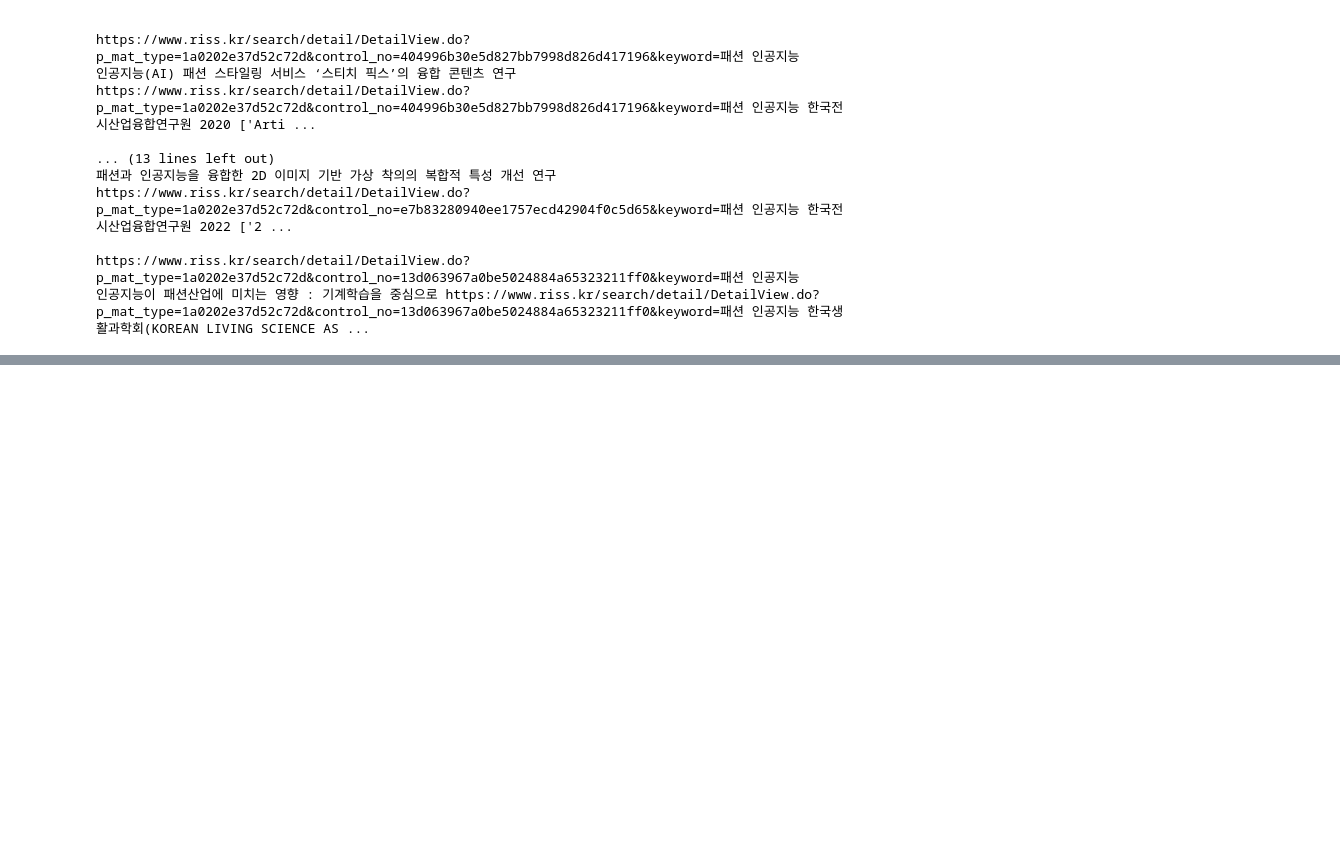
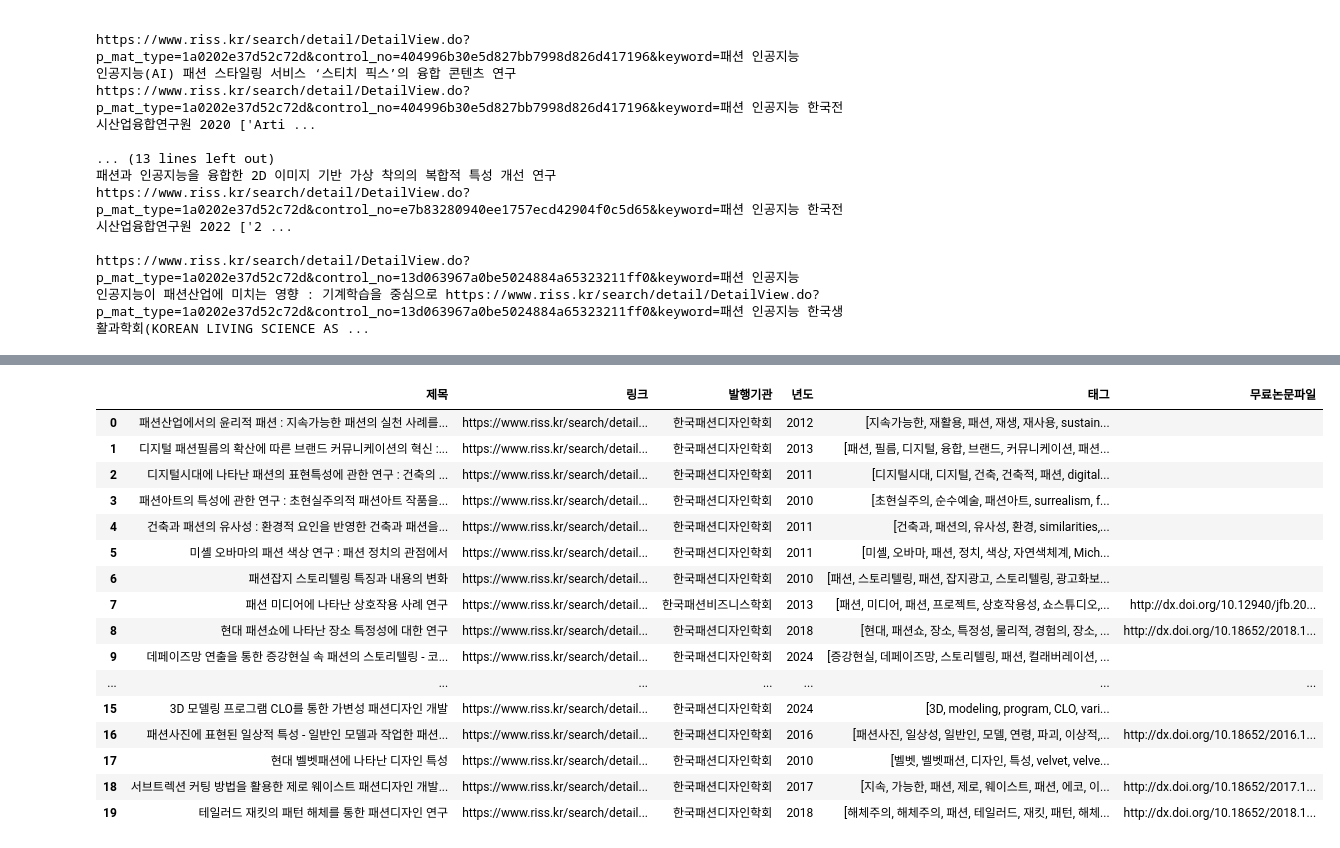
Before and after one commit to xogur/crawling_hard, a Jupyter notebook: RISS_크롤링.ipynb, the cells around one changed output, grey strips where cells are left out. Saved outputs shown, nothing was run; the diff lists cells and outputs as text; code cells hidden in the pictures; blank space fills up the shorter version.

```diff
--- a/RISS_크롤링.ipynb
+++ b/RISS_크롤링.ipynb
@@ -27,3 +27,23 @@ param = {
     'isTab': 'Y',
     'query': '패션 인공지능',
 }
+# %%
+param = {
+    'isDetailSearch': 'N',
+    'searchGubun': 'true',
+    'viewYn': 'OP',
+    'order': '/DESC',
+    'onHanja': 'false',
+    'strSort': 'RANK',
+    'iStartCount': 0,
+    'sflag': 1,
+    'isFDetailSearch': 'N',
+    'pageNumber': 1,
+    'icate': 're_a_kor',
+    'colName': 're_a_kor',
+    'pageScale': 20,
+    'isTab': 'Y',
+    'query': input("검색어를 입력하세요: ")
+}
+
+print(param)
@@ -42,4 +65,4 @@ len(elements)
 # %%
-link = "https://www.riss.kr" + elements[0].select_one(".title > a").attrs["href"]
+link = "https://www.riss.kr" + elements[17].select_one(".title > a").attrs["href"]
 link
 # %% [output]
@@ -117,0 +139,2 @@ soup.find_all('span', string='주제어')
+# %%
+tag = soup.find_all('span', string='DOI식별코드')
@@ -117,0 +145,4 @@ soup.find_all('span', string='주제어')
+# %%
+file = soup.find_all('span', string='DOI식별코드')[0].find_next_sibling()
+file = file.select_one("a").attrs["href"]
+file
@@ -207,0 +367,20 @@ https://www.riss.kr/search/detail/DetailView.do?p_mat_type=1a0202e37d52c72d&cont
+# %%
+data
+# %% [output]
+|  | 제목 | 링크 | 발행기관 | 년도 | 태그 | 무료논문파일 |
+| 0 | 패션산업에서의 윤리적 패션 : 지속가능한 패션의 실천 사례를... | https://www.riss.kr/search/detail... | 한국패션디자인학회 | 2012 | [지속가능한, 재활용, 패션, 재생, 재사용, sustain... |  |
+| 1 | 디지털 패션필름의 확산에 따른 브랜드 커뮤니케이션의 혁신 :... | https://www.riss.kr/search/detail... | 한국패션디자인학회 | 2013 | [패션, 필름, 디지털, 융합, 브랜드, 커뮤니케이션, 패션... |  |
+| 2 | 디지털시대에 나타난 패션의 표현특성에 관한 연구 : 건축의 ... | https://www.riss.kr/search/detail... | 한국패션디자인학회 | 2011 | [디지털시대, 디지털, 건축, 건축적, 패션, digital... |  |
+| 3 | 패션아트의 특성에 관한 연구 : 초현실주의적 패션아트 작품을... | https://www.riss.kr/search/detail... | 한국패션디자인학회 | 2010 | [초현실주의, 순수예술, 패션아트, surrealism, f... |  |
+| 4 | 건축과 패션의 유사성 : 환경적 요인을 반영한 건축과 패션을... | https://www.riss.kr/search/detail... | 한국패션디자인학회 | 2011 | [건축과, 패션의, 유사성, 환경, similarities,... |  |
+| 5 | 미셸 오바마의 패션 색상 연구 : 패션 정치의 관점에서 | https://www.riss.kr/search/detail... | 한국패션디자인학회 | 2011 | [미셸, 오바마, 패션, 정치, 색상, 자연색체계, Mich... |  |
+| 6 | 패션잡지 스토리텔링 특징과 내용의 변화 | https://www.riss.kr/search/detail... | 한국패션디자인학회 | 2010 | [패션, 스토리텔링, 패션, 잡지광고, 스토리텔링, 광고화보... |  |
+| 7 | 패션 미디어에 나타난 상호작용 사례 연구 | https://www.riss.kr/search/detail... | 한국패션비즈니스학회 | 2013 | [패션, 미디어, 패션, 프로젝트, 상호작용성, 쇼스튜디오,... | http://dx.doi.org/10.12940/jfb.20... |
+| 8 | 현대 패션쇼에 나타난 장소 특정성에 대한 연구 | https://www.riss.kr/search/detail... | 한국패션디자인학회 | 2018 | [현대, 패션쇼, 장소, 특정성, 물리적, 경험의, 장소, ... | http://dx.doi.org/10.18652/2018.1... |
+| 9 | 데페이즈망 연출을 통한 증강현실 속 패션의 스토리텔링 - 코... | https://www.riss.kr/search/detail... | 한국패션디자인학회 | 2024 | [증강현실, 데페이즈망, 스토리텔링, 패션, 컬래버레이션, ... |  |
+| ... | ... | ... | ... | ... | ... | ... |
+| 15 | 3D 모델링 프로그램 CLO를 통한 가변성 패션디자인 개발 | https://www.riss.kr/search/detail... | 한국패션디자인학회 | 2024 | [3D, modeling, program, CLO, vari... |  |
+| 16 | 패션사진에 표현된 일상적 특성 - 일반인 모델과 작업한 패션... | https://www.riss.kr/search/detail... | 한국패션디자인학회 | 2016 | [패션사진, 일상성, 일반인, 모델, 연령, 파괴, 이상적,... | http://dx.doi.org/10.18652/2016.1... |
+| 17 | 현대 벨벳패션에 나타난 디자인 특성 | https://www.riss.kr/search/detail... | 한국패션디자인학회 | 2010 | [벨벳, 벨벳패션, 디자인, 특성, velvet, velve... |  |
+| 18 | 서브트렉션 커팅 방법을 활용한 제로 웨이스트 패션디자인 개발... | https://www.riss.kr/search/detail... | 한국패션디자인학회 | 2017 | [지속, 가능한, 패션, 제로, 웨이스트, 패션, 에코, 이... | http://dx.doi.org/10.18652/2017.1... |
+| 19 | 테일러드 재킷의 패턴 해체를 통한 패션디자인 연구 | https://www.riss.kr/search/detail... | 한국패션디자인학회 | 2018 | [해체주의, 해체주의, 패션, 테일러드, 재킷, 패턴, 해체... | http://dx.doi.org/10.18652/2018.1... |
```
Also changed, not shown: parts of 13 cells of this notebook, 3 other files.
